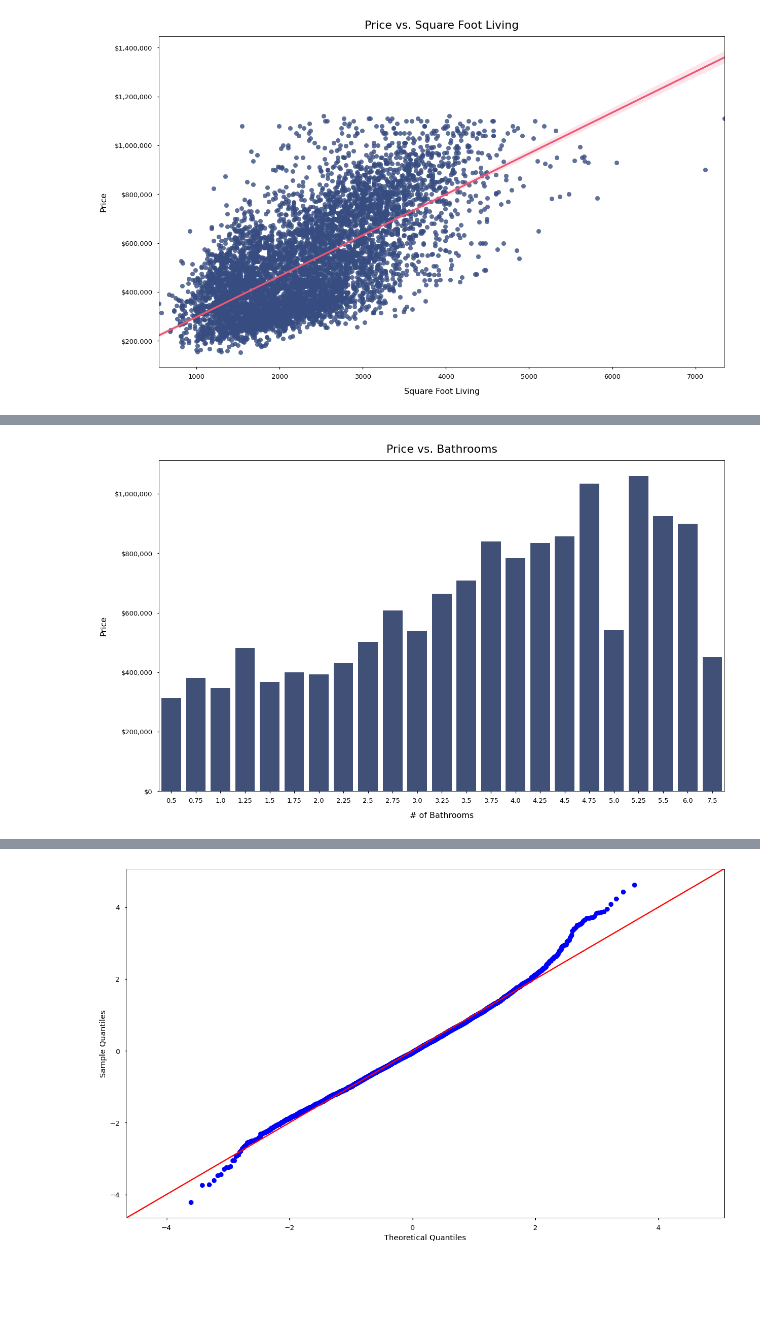
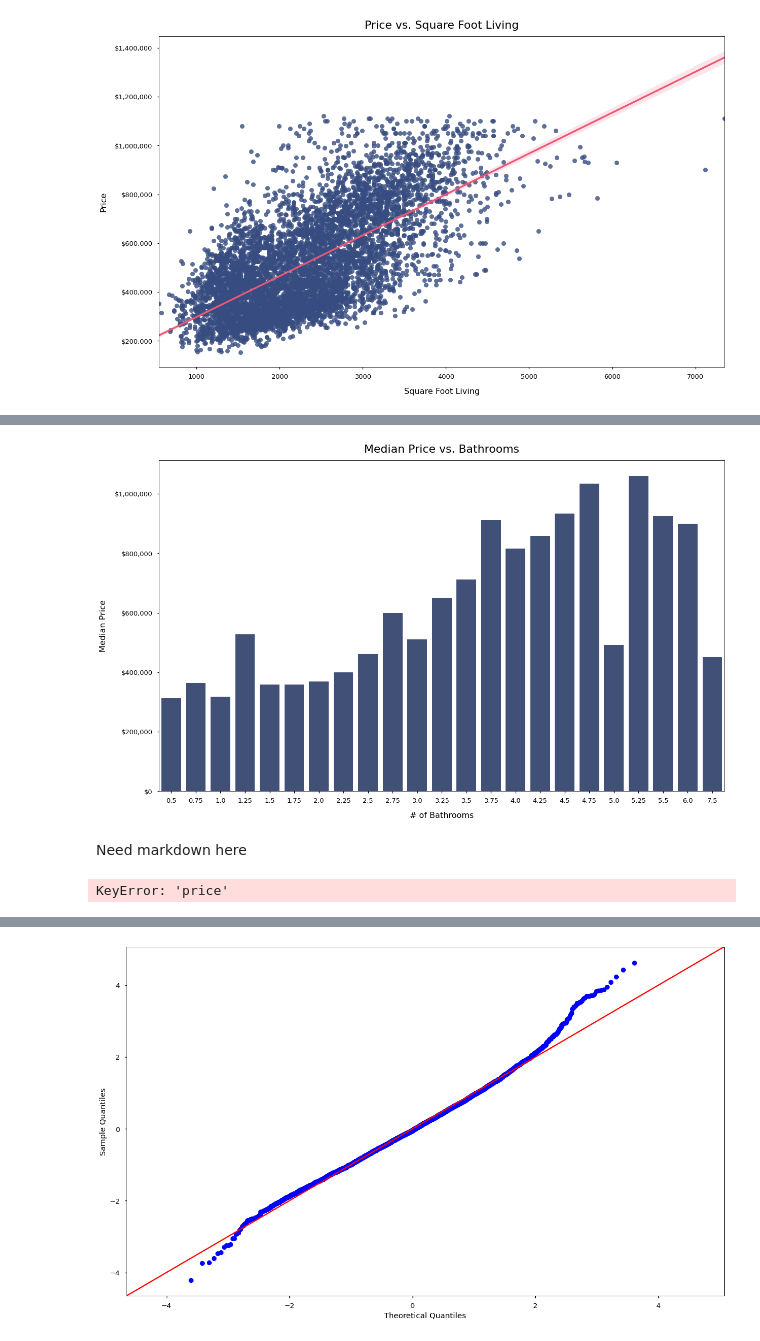
Before and after one commit to heathlikethecandybar/dsc-phase-2-project-v2-3, a Jupyter notebook: phase_2_project.ipynb, the cells around one changed output, grey strips where cells are left out. Saved outputs shown, nothing was run; the diff lists cells and outputs as text; code cells hidden in the pictures; blank space fills up the shorter version.

Commit message:
Updates to notebook, finalizing markdown and comments

```diff
--- a/phase_2_project.ipynb
+++ b/phase_2_project.ipynb
@@ -1337,0 +1333,9 @@ baths_chrt
+# %%
+# Creating a frame for my bathrooms and price chart showing median by bathroom size.
+
+baths_chrt = (
+    final_df_recent
+    .groupby('bathrooms')['price']
+    .median()
+    .reset_index()
+    )
@@ -1338,20 +1364,31 @@ baths_chrt
 # %%
+# Visual for presentation -- visualizing data from above data frame.
+
 fig, ax = plt.subplots(figsize = (20,12))
 
 sns.barplot(x='bathrooms',
             y='price',
             data=baths_chrt,
             color=c('indigo')
            )
 
 fmt = '${x:,.0f}'
 tick = mtick.StrMethodFormatter(fmt)
 ax.yaxis.set_major_formatter(tick)
 
-ax.set_title('Price vs. Bathrooms', pad = 15, fontsize = 22)
+ax.set_title('Median Price vs. Bathrooms', pad = 15, fontsize = 22)
 ax.set_xlabel('# of Bathrooms', labelpad = 15, fontsize = 16)
-ax.set_ylabel('Price', labelpad = 15, fontsize = 16)
+ax.set_ylabel('Median Price', labelpad = 15, fontsize = 16)
 plt.show();
 # %% [output]
-[figure, old version]
+[figure, new version]
+# %% [markdown]
+Need markdown here
+# %%
+# Taking a quick look at price per square foot.  Just need a value for presentation
+
+final_df_recent['price_per_sqft'] = final_df_recent.loc['price']/ final_df_recent.loc['sqft_living']
+final_df_recent['price_per_sqft'].median()
+# %% [output]
+KeyError: 'price'
 # %%
```
Also changed, not shown: parts of 66 cells of this notebook.
